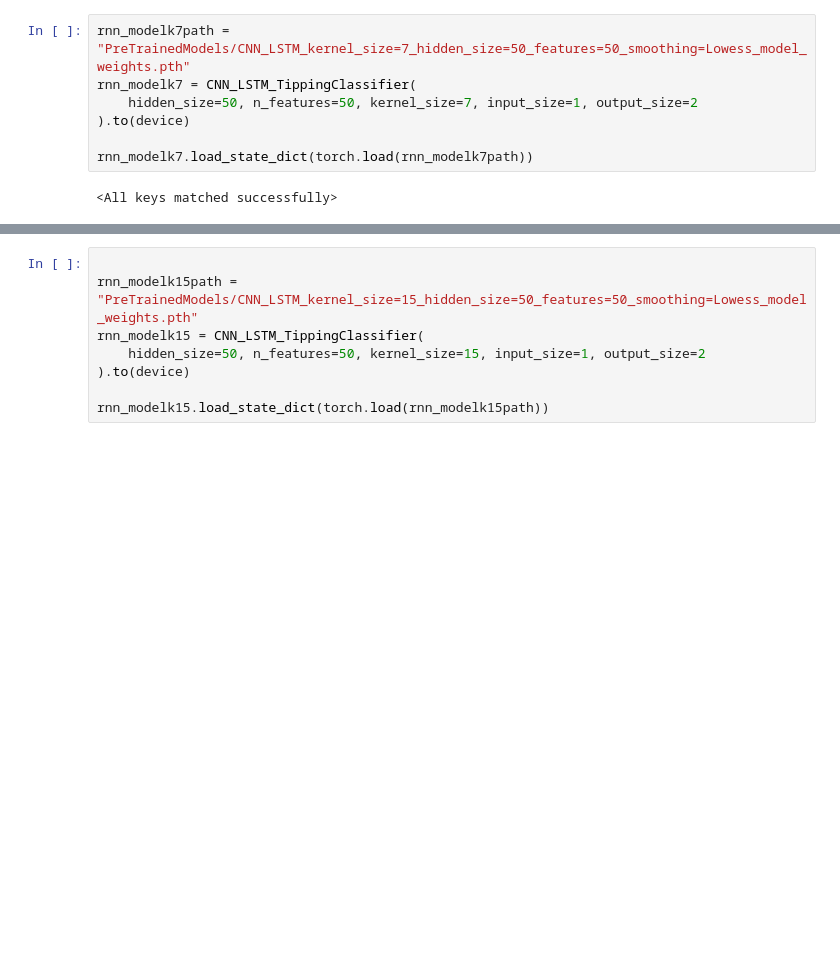
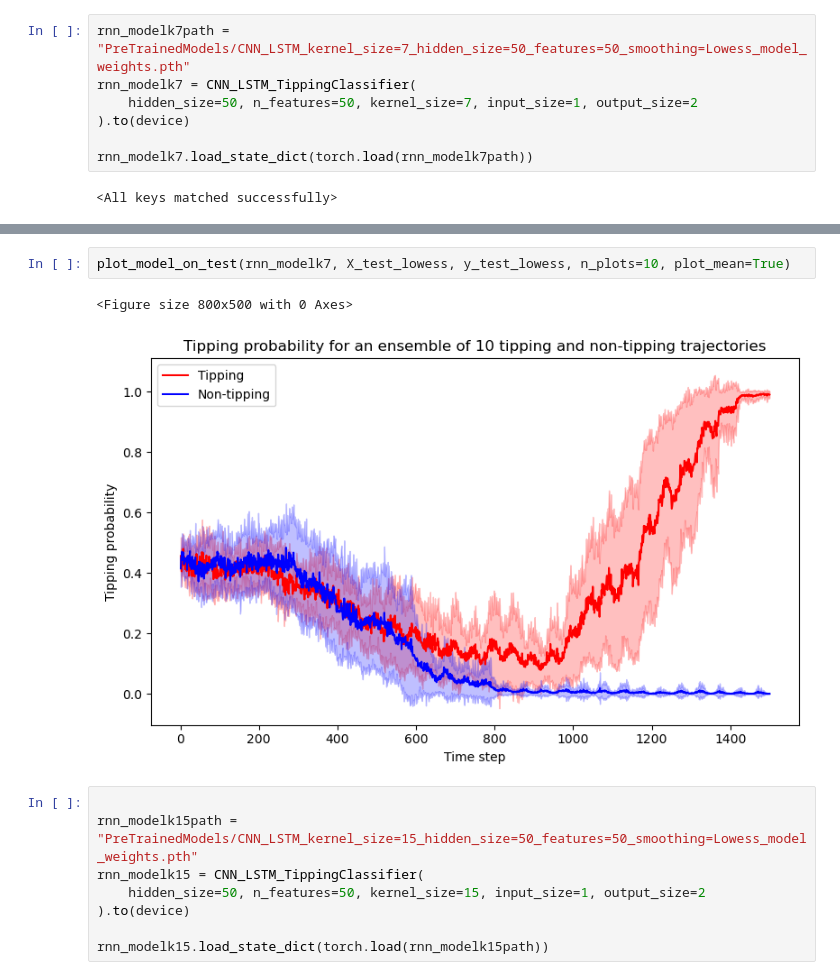
Before and after one commit to muhammedfadera/DL4EWS-Dartington, a Jupyter notebook: practical_session.ipynb, the cells around one changed output, grey strips where cells are left out. Saved outputs shown, nothing was run; the diff lists cells and outputs as text; blank space fills up the shorter version.

```diff
--- a/practical_session.ipynb
+++ b/practical_session.ipynb
@@ -117,3 +116,8 @@ plot_model_on_test(rnn_modelk7, X_test_lowess, y_test_lowess, n_plots=50, plot_m
+# %%
+plot_model_on_test(rnn_modelk7, X_test_lowess, y_test_lowess, n_plots=10, plot_mean=True)
+# %% [output]
+<Figure size 800x500 with 0 Axes>
+[figure, added]
 # %%
 
 rnn_modelk15path = "PreTrainedModels/CNN_LSTM_kernel_size=15_hidden_size=50_features=50_smoothing=Lowess_model_weights.pth"
```
Also changed, not shown: parts of 12 cells of this notebook, 2 other files.
